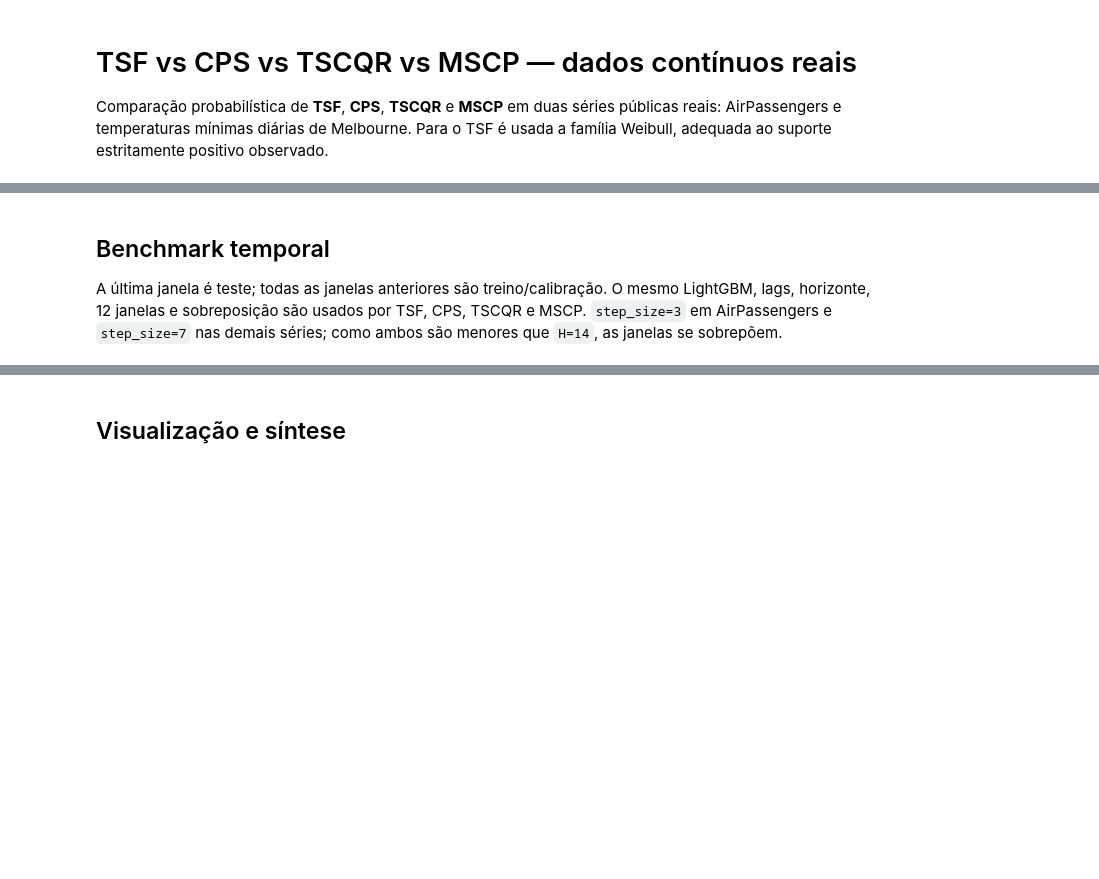
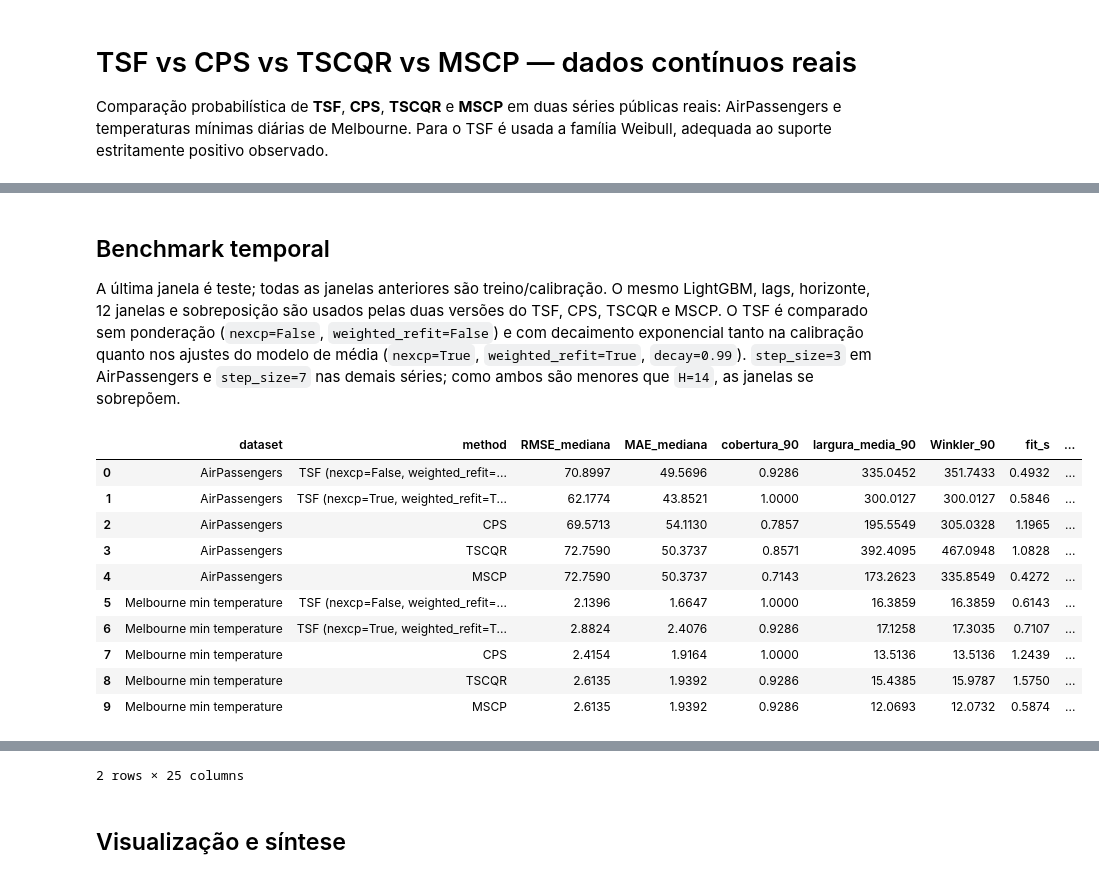
Before and after one commit to heylucasleao/forecasting, a Jupyter notebook: 13_tsf_vs_cps_continuos.ipynb, the cells around one changed output, grey strips where cells are left out. Drawn from its saved outputs; the diff is of its cells as text; code cells hidden in the pictures; blank space fills up the shorter version.

```diff
--- a/13_tsf_vs_cps_continuos.ipynb
+++ b/13_tsf_vs_cps_continuos.ipynb
@@ -68,11 +70,15 @@ def make_quantile_forecaster(freq, lags, level=LEVEL):
     return MLForecast(models=models, freq=freq, lags=lags)
 
 
-def fit_tsf(train, freq, lags, family, h=H, n_windows=N_WINDOWS, step_size=None):
+def fit_tsf(
+    train, freq, lags, family, nexcp, weighted_refit,
+    h=H, n_windows=N_WINDOWS, step_size=None, decay=0.99,
+):
     model = TwoStageForecasterWrapper(make_forecaster(freq, lags), distribution=family)
     tic = perf_counter()
     model.fit(
-        train, h=h, n_windows=n_windows, step_size=step_size, refit=True
+        train, horizon=h, n_windows=n_windows, step_size=step_size,
+        nexcp=nexcp, decay=decay, weighted_refit=weighted_refit,
     )
     fit_seconds = perf_counter() - tic
     tic = perf_counter()
@@ -135,10 +141,18 @@ def prediction_table(forecast, test, level=LEVEL):
     intervals = forecast.interval(level)
     quantiles = forecast.ppf([0.5])
     out = base.merge(test[["unique_id", "ds", "y"]], on=["unique_id", "ds"], validate="one_to_one")
-    # APIs preservam a ordem do painel e nomeiam explicitamente os outputs.
-    lo_col = next(c for c in intervals if "-lo-" in c)
-    hi_col = next(c for c in intervals if "-hi-" in c)
-    median_col = next(c for c in quantiles if "-q-50" in c)
+    # A branch feature/decay usa Q(0.05), Q(0.5), Q(0.95); versões
+    # anteriores usavam sufixos -lo-, -q-50 e -hi-. Em ambos os casos,
+    # as colunas projetadas são as únicas que não pertencem ao frame-base.
+    interval_cols = [c for c in intervals if c not in base.columns]
+    median_cols = [c for c in quantiles if c not in base.columns]
+    if len(interval_cols) != 2 or len(median_cols) != 1:
+        raise ValueError(
+            "Formato inesperado do forecast: "
+            f"intervalos={interval_cols}, mediana={median_cols}"
+        )
+    lo_col, hi_col = interval_cols
+    median_col = median_cols[0]
     out["lower"] = intervals[lo_col].to_numpy()
     out["upper"] = intervals[hi_col].to_numpy()
     out["median"] = quantiles[median_col].to_numpy()
@@ -225,43 +242,64 @@ for name, frame in datasets.items():
 # %% [markdown]
 ## Benchmark temporal
 
-A última janela é teste; todas as janelas anteriores são treino/calibração. O mesmo LightGBM, lags, horizonte, 12 janelas e sobreposição são usados por TSF, CPS, TSCQR e MSCP. `step_size=3` em AirPassengers e `step_size=7` nas demais séries; como ambos são menores que `H=14`, as janelas se sobrepõem.
+A última janela é teste; todas as janelas anteriores são treino/calibração. O mesmo LightGBM, lags, horizonte, 12 janelas e sobreposição são usados pelas duas versões do TSF, CPS, TSCQR e MSCP. O TSF é comparado sem ponderação (`nexcp=False`, `weighted_refit=False`) e com decaimento exponencial tanto na calibração quanto nos ajustes do modelo de média (`nexcp=True`, `weighted_refit=True`, `decay=0.99`). `step_size=3` em AirPassengers e `step_size=7` nas demais séries; como ambos são menores que `H=14`, as janelas se sobrepõem.
 # %%
 results, predictions = [], {}
 for dataset_name, df in datasets.items():
     freq = "MS" if dataset_name == "AirPassengers" else ("h" if "Bike" in dataset_name else "D")
     lags = [1, 12] if freq == "MS" else ([1, 24, 168] if freq == "h" else [1, 7, 28])
     step_size = 3 if dataset_name == "AirPassengers" else 7
     train, test = temporal_split(df)
 
-    tsf, tsf_fc, tsf_fit, tsf_pred = fit_tsf(
-        train, freq, lags, WeibullFamily(), step_size=step_size
-    )
+    tsf_configs = {
+        "TSF (nexcp=False, weighted_refit=False)": {
+            "nexcp": False, "weighted_refit": False,
+        },
+        "TSF (nexcp=True, weighted_refit=True)": {
+            "nexcp": True, "weighted_refit": True,
+        },
+    }
+    for method, config in tsf_configs.items():
+        tsf, tsf_fc, tsf_fit, tsf_pred = fit_tsf(
+            train, freq, lags, WeibullFamily(), step_size=step_size, **config
+        )
+        tsf_tab = prediction_table(tsf_fc, test)
+        predictions[(dataset_name, method)] = tsf_tab
+        results.append(metrics(tsf_tab, method, dataset_name, tsf_fit, tsf_pred))
     cps, cps_fc, cps_fit, cps_pred = fit_cps(
         train, freq, lags, discrete=False, step_size=step_size
     )
     tscqr, tscqr_fc, tscqr_fit, tscqr_pred = fit_tscqr(
         train, freq, lags, step_size=step_size
     )
     mscp, mscp_fc, mscp_fit, mscp_pred = fit_mscp(
         train, freq, lags, step_size=step_size
     )
-    tsf_tab = prediction_table(tsf_fc, test)
     cps_tab = prediction_table(cps_fc, test)
     tscqr_tab = conformal_prediction_table(tscqr_fc, test, "TSCQR")
     mscp_tab = conformal_prediction_table(mscp_fc, test, "MSCP")
-    predictions[(dataset_name, "TSF")] = tsf_tab
     predictions[(dataset_name, "CPS")] = cps_tab
     predictions[(dataset_name, "TSCQR")] = tscqr_tab
     predictions[(dataset_name, "MSCP")] = mscp_tab
     results += [
-        metrics(tsf_tab, "TSF", dataset_name, tsf_fit, tsf_pred),
         metrics(cps_tab, "CPS", dataset_name, cps_fit, cps_pred),
         metrics(tscqr_tab, "TSCQR", dataset_name, tscqr_fit, tscqr_pred),
         metrics(mscp_tab, "MSCP", dataset_name, mscp_fit, mscp_pred),
     ]
 
 resultados = pd.DataFrame(results)
 display(resultados.round(4))
 display(resultados.pivot(index="dataset", columns="method",
                          values=["RMSE_mediana", "cobertura_90", "largura_media_90", "Winkler_90", "fit_s"]).round(4))
+# %% [output]
+|  | dataset | method | RMSE_mediana | MAE_mediana | cobertura_90 | largura_media_90 | Winkler_90 | fit_s | ... |
+| 0 | AirPassengers | TSF (nexcp=False, weighted_refit=... | 70.8997 | 49.5696 | 0.9286 | 335.0452 | 351.7433 | 0.4932 | ... |
+| 1 | AirPassengers | TSF (nexcp=True, weighted_refit=T... | 62.1774 | 43.8521 | 1.0000 | 300.0127 | 300.0127 | 0.5846 | ... |
+| 2 | AirPassengers | CPS | 69.5713 | 54.1130 | 0.7857 | 195.5549 | 305.0328 | 1.1965 | ... |
+| 3 | AirPassengers | TSCQR | 72.7590 | 50.3737 | 0.8571 | 392.4095 | 467.0948 | 1.0828 | ... |
+| 4 | AirPassengers | MSCP | 72.7590 | 50.3737 | 0.7143 | 173.2623 | 335.8549 | 0.4272 | ... |
+| 5 | Melbourne min temperature | TSF (nexcp=False, weighted_refit=... | 2.1396 | 1.6647 | 1.0000 | 16.3859 | 16.3859 | 0.6143 | ... |
+| 6 | Melbourne min temperature | TSF (nexcp=True, weighted_refit=T... | 2.8824 | 2.4076 | 0.9286 | 17.1258 | 17.3035 | 0.7107 | ... |
+| 7 | Melbourne min temperature | CPS | 2.4154 | 1.9164 | 1.0000 | 13.5136 | 13.5136 | 1.2439 | ... |
+| 8 | Melbourne min temperature | TSCQR | 2.6135 | 1.9392 | 0.9286 | 15.4385 | 15.9787 | 1.5750 | ... |
+| 9 | Melbourne min temperature | MSCP | 2.6135 | 1.9392 | 0.9286 | 12.0693 | 12.0732 | 0.5874 | ... |
@@ -268,3 +311,4 @@ display(resultados.pivot(index="dataset", columns="method",
+2 rows × 25 columns
 # %% [markdown]
 ## Visualização e síntese
 # %%
```
Also changed, not shown: parts of 5 cells of this notebook, 4 other files.
